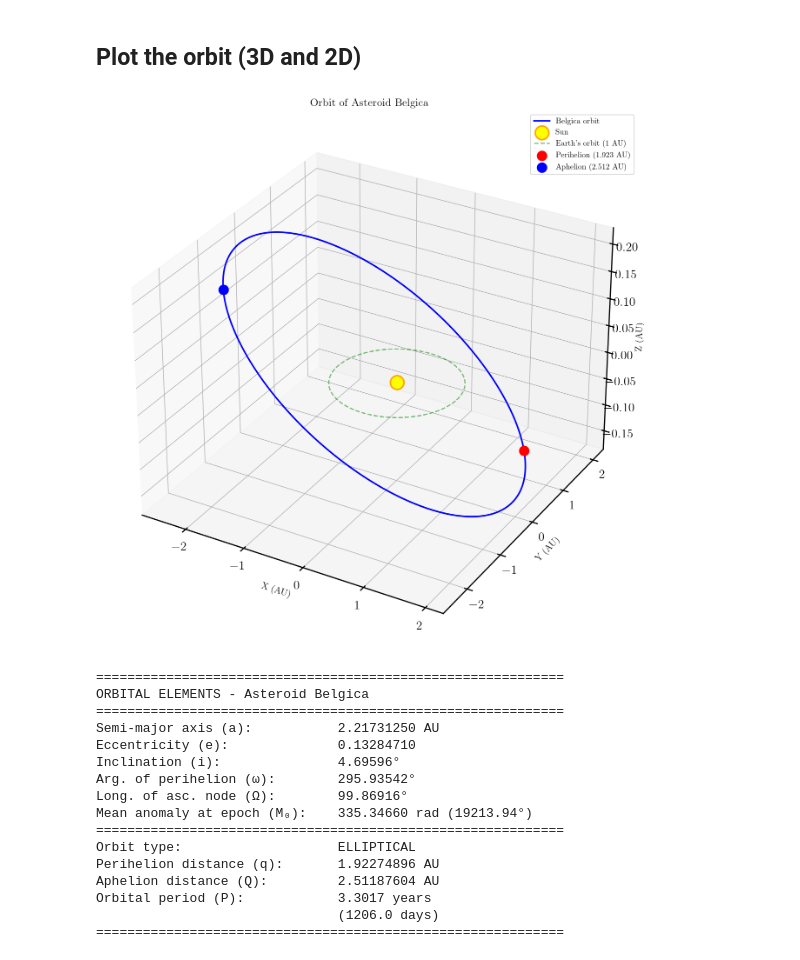
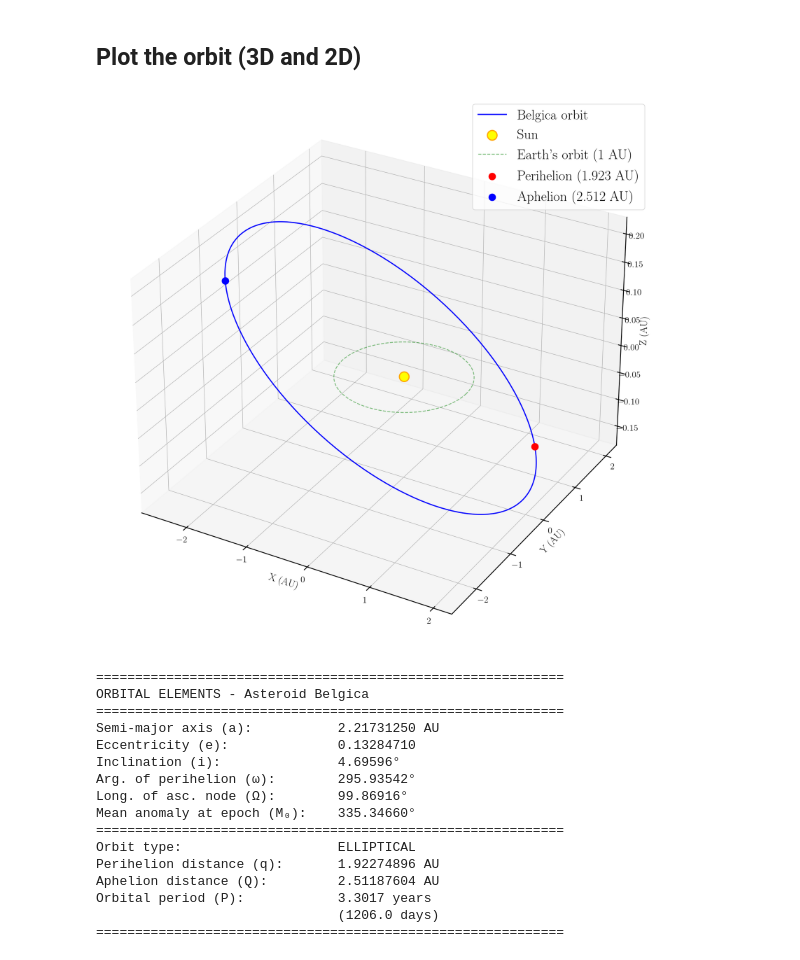
Before and after one commit to matyldarejus/TGP_Asteroids2_2025, a Jupyter notebook: Astrometry/astrometry_main.ipynb, the cells around one changed output. Drawn from its saved outputs; the diff is of its cells as text; code cells hidden in the pictures.

```diff
--- a/Astrometry/astrometry_main.ipynb
+++ b/Astrometry/astrometry_main.ipynb
@@ -215,7 +215,7 @@ def rotate_orbit(x, y, z, omega, i, Omega):
 x, y, z = rotate_orbit(x_orb, y_orb, z_orb, omega, i, Omega)
 
 # Create 3D plot
-fig = plt.figure(figsize=(12, 10))
+fig = plt.figure(figsize=(14, 14))
 ax = fig.add_subplot(111, projection='3d')
 
 # Plot the orbit
@@ -246,39 +246,39 @@ ax.scatter(x_peri, y_peri, z_peri, color='red', s=150,
 x_aph, y_aph, z_aph = rotate_orbit(np.array([-Q]), np.array([0]),
                                     np.array([0]), omega, i, Omega)
 ax.scatter(x_aph, y_aph, z_aph, color='blue', s=150,
            marker='o', label=f'Aphelion ({Q:.3f} AU)', zorder=5)
 
 # Labels and formatting
-ax.set_xlabel('X (AU)', fontsize=12)
-ax.set_ylabel('Y (AU)', fontsize=12)
-ax.set_zlabel('Z (AU)', fontsize=12)
-ax.set_title('Orbit of Asteroid Belgica', fontsize=14,)
-ax.legend(fontsize=10, loc='upper right')
+ax.set_xlabel('X (AU)')
+ax.set_ylabel('Y (AU)')
+ax.set_zlabel('Z (AU)')
+#ax.set_title('Orbit of Asteroid Belgica', fontsize=14,)
+ax.legend(loc='upper right')
 
 ax.grid(True, alpha=0.3)
 
 plt.tight_layout()
 plt.show()
 
 # Print orbital information
 print("=" * 60)
 print("ORBITAL ELEMENTS - Asteroid Belgica")
 print("=" * 60)
 print(f"Semi-major axis (a):           {a:.8f} AU")
 print(f"Eccentricity (e):              {e:.8f}")
 print(f"Inclination (i):               {np.degrees(i):.5f}°")
 print(f"Arg. of perihelion (ω):        {np.degrees(omega):.5f}°")
 print(f"Long. of asc. node (Ω):        {np.degrees(Omega):.5f}°")
 print(f"Mean anomaly at epoch (M₀):    {M0:.5f}°")
 print("=" * 60)
 print(f"Orbit type:                    ELLIPTICAL")
 print(f"Perihelion distance (q):       {q:.8f} AU")
 print(f"Aphelion distance (Q):         {Q:.8f} AU")
 print(f"Orbital period (P):            {np.sqrt(a**3):.4f} years")
 print(f"                               ({np.sqrt(a**3)*365.25:.1f} days)")
 print("=" * 60)
 # %% [output]
-[figure, old version]
+[figure, new version]
 ============================================================
 ORBITAL ELEMENTS - Asteroid Belgica
 ============================================================
@@ -287,7 +287,7 @@ Eccentricity (e):              0.13284710
 Inclination (i):               4.69596°
 Arg. of perihelion (ω):        295.93542°
 Long. of asc. node (Ω):        99.86916°
-Mean anomaly at epoch (M₀):    335.34660 rad (19213.94°)
+Mean anomaly at epoch (M₀):    335.34660°
 ============================================================
 Orbit type:                    ELLIPTICAL
 Perihelion distance (q):       1.92274896 AU
```
Also changed, not shown: parts of 1 cell of this notebook.
